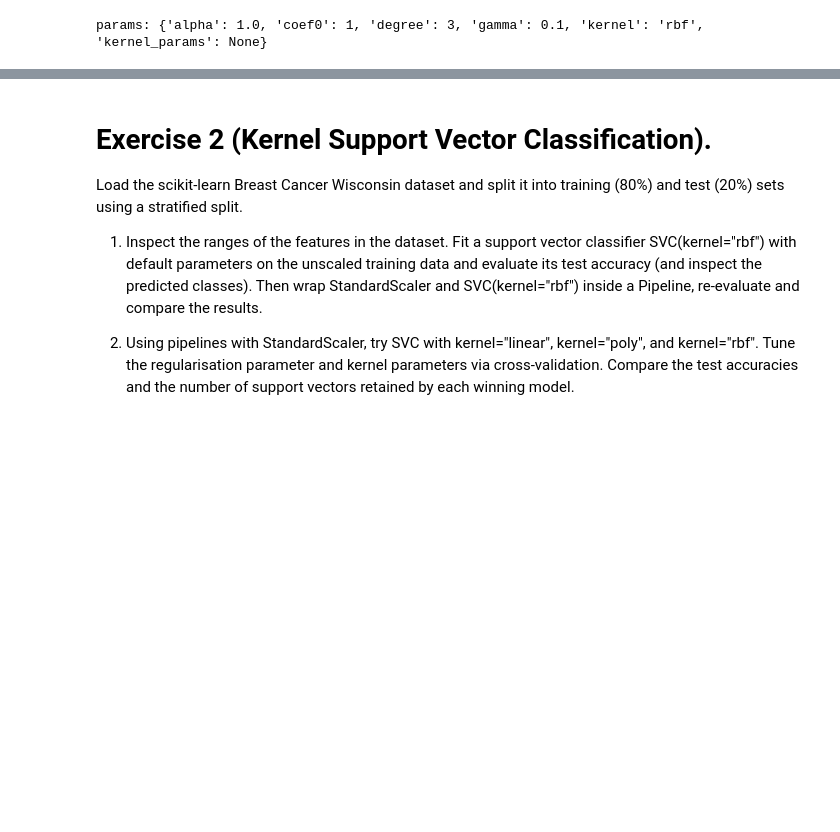
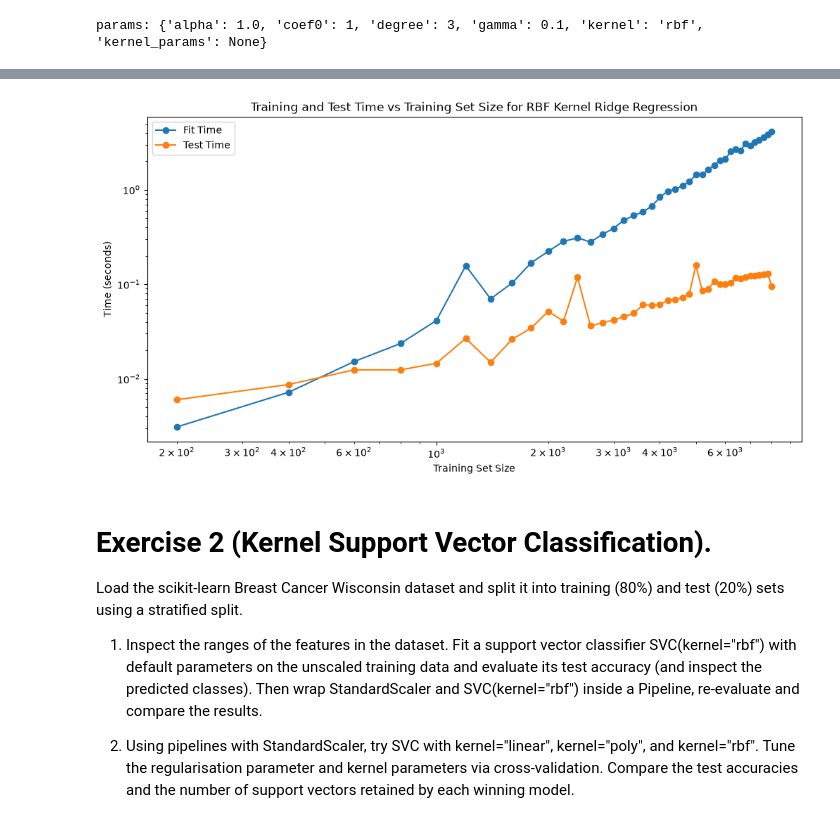
Before and after one commit to benandrews-dev/CD704-ML, a Jupyter notebook: week-07/Week07Exercises.ipynb, the cells around one changed output, grey strips where cells are left out. Cells and saved outputs as stored; diff of their text form; code cells hidden in the pictures; blank space fills up the shorter version.

```diff
--- a/week-07/Week07Exercises.ipynb
+++ b/week-07/Week07Exercises.ipynb
@@ -135,0 +163,14 @@ array([1.e-03, 1.e-02, 1.e-01, 1.e+00, 1.e+01, 1.e+02, 1.e+03])
+# %%
+random_searches = {}
+
+for key in kernels.keys():
+    curr_kernel = kernels[key]
+    print(f"Running randomized search for {key} kernel...")
+    my_param_grid = kernels[key]["param_grid"]
+    my_random_search = RandomizedSearchCV(pipeline, param_distributions=my_param_grid, n_iter=10, cv=5, random_state=42)
+    with warnings.catch_warnings(action="ignore"):
+        my_random_search.fit(X_train, y_train)
+    mse = mean_squared_error(y_test, my_random_search.predict(X_test))
+    r2 = my_random_search.score(X_test, y_test)
+    print(f"{key} kernel: MSE: {mse}, R2: {r2}")
+    random_searches[key] = my_random_search
@@ -136,3 +269,19 @@ array([1.e-03, 1.e-02, 1.e-01, 1.e+00, 1.e+01, 1.e+02, 1.e+03])
+# %%
+# Plot the timing results
+import matplotlib.pyplot as plt
+
+plt.figure(figsize=(12, 6))
+plt.plot(timings['training_set_size'], timings['fit_time'], label='Fit Time', marker='o')
+plt.plot(timings['training_set_size'], timings['test_time'], label='Test Time', marker='o')
+plt.xscale('log')
+plt.yscale('log')
+plt.xlabel('Training Set Size')
+plt.ylabel('Time (seconds)')
+plt.title('Training and Test Time vs Training Set Size for RBF Kernel Ridge Regression')
+plt.legend()
+plt.show()
+# %% [output]
+[figure, added]
 # %% [markdown]
 
 # Exercise 2 (Kernel Support Vector Classification).
```
Also changed, not shown: parts of 8 cells of this notebook.
